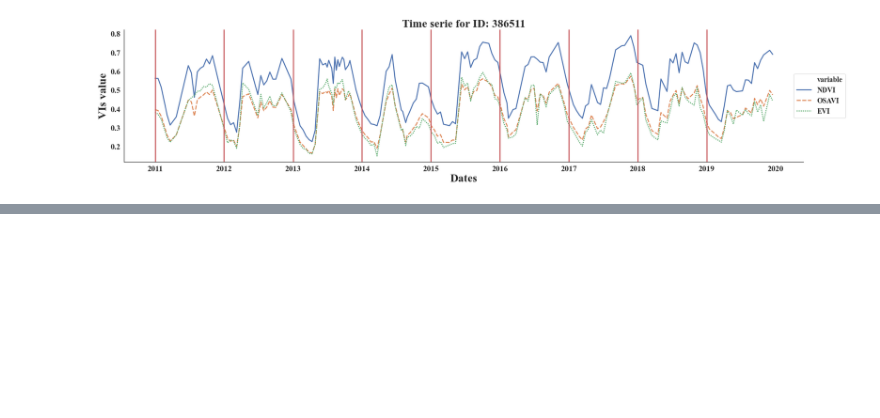
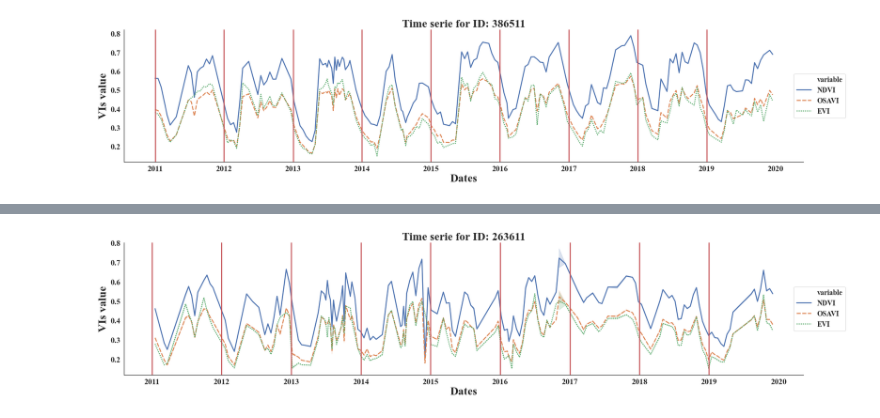
Before and after one commit to frandak2/IDB-project-with-RS, a Jupyter notebook: notebooks/Trends fig.ipynb, the cells around one changed output, grey strips where cells are left out. Drawn from its saved outputs; the diff is of its cells as text; code cells hidden in the pictures; blank space fills up the shorter version.

```diff
--- a/notebooks/Trends fig.ipynb
+++ b/notebooks/Trends fig.ipynb
@@ -136,0 +201,2 @@ with PdfPages('kde.pdf') as pdf_pages:
+# %%
+melt_db = df1.melt(["date","ID"], ["NDVI","OSAVI","EVI"] )
@@ -136,0 +221,18 @@ with PdfPages('kde.pdf') as pdf_pages:
+# %%
+p = sns.lineplot('date', 'value', hue='variable', style='variable',
+             data=melt_db)
+p.set(xlabel='Dates', ylabel='VIs value',title="Time serie for ID: " + str(df1.ID.iloc[0])) #+  str(df1.date.iloc[0][0:4])
+# p.set_xticklabels(p.get_xticklabels(),rotation=30, horizontalalignment='right')
+
+handles, labels = p.get_legend_handles_labels()
+lgd = dict(zip(labels, handles))
+p.legend(lgd.values(), lgd.keys(),loc='center left', bbox_to_anchor=(0.98, 0.5), ncol=1)
+sns.despine()
+for inside  in DATE.inside:
+    p.axvline(inside,color='r',label="start year")
+# # p.xticks(rotation=45)
+# p.tick_params(axis='x', labelrotation=90)
+figure = p.get_figure()
+# figure.savefig('Data_IDB/trends/TS_all-386511.png', dpi=600)
+# %% [output]
+[figure, added]
```
Also changed, not shown: parts of 10 cells of this notebook, 2 other files.
